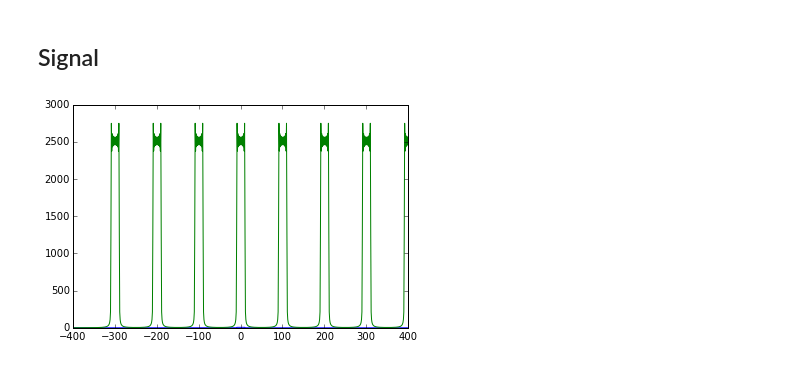
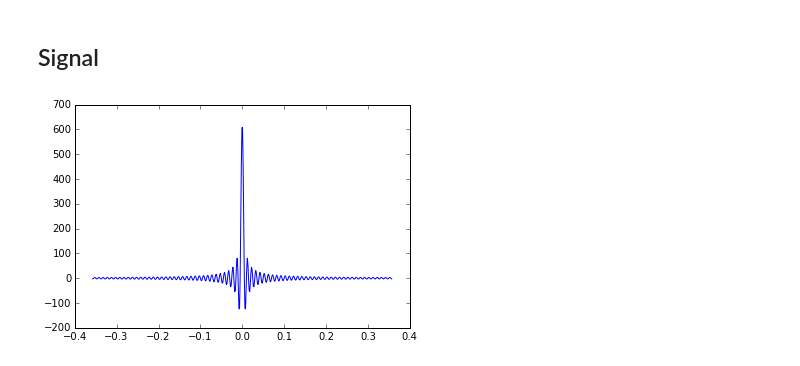
Before and after one commit to claesenm/kul-systeemtheorie, a Jupyter notebook: notebooks/Sampling.ipynb, the cells around one changed output. Cells and saved outputs as stored; diff of their text form; code cells hidden in the pictures.

Commit message:
Sampling

```diff
--- a/notebooks/Sampling.ipynb
+++ b/notebooks/Sampling.ipynb
@@ -14,23 +5,12 @@ y = np.sin(2*10*np.pi*x)/x
-# %%
-%matplotlib inline
-from math import *
-import numpy as np
-import matplotlib.pyplot as plt
-import scipy.fftpack as fourier
-
-# Number of samplepoints
-N = 800
-# sample spacing
-T = 1.0 / 800.0
-x = np.linspace(-(N/2)*T, (N/2)*T, 1/T)
-y = np.sin(2*10*np.pi*x)/x
-yf = np.abs(fourier.fftshift(fourier.fft(y)))
-xf = np.linspace(-1.0/(2.0*T), 1.0/(2.0*T), 800)
-fig, ax = plt.subplots()
-ax.plot(xf, 2.0/800 * np.abs(yf))
-dirac = [0]*99 + [1] + [0]*99 + [1] +[0]*99 + [1] +[0]*99 + [1]+[0]*99 + [1]+[0]*99 + [1]+[0]*99 + [1] +[0]*99 + [1]
-res = np.convolve(yf,dirac,'same')
-plt.plot(xf,res)
-plt.show()
-# %% [output]
-[figure, removed]
+# %%
+from sampling import *
+%matplotlib inline
+N = 500
+T = 1/700.0
+t = np.linspace(-N*T/2.0,N*T/2.0,N)
+y = np.sin(2*np.pi*100*t)/t
+# t,y = input_selector()
+plt.plot(t,y)
+plt.show()
+# %% [output]
+[figure, added]
```
Also changed, not shown: parts of 11 cells of this notebook, 1 other file.
